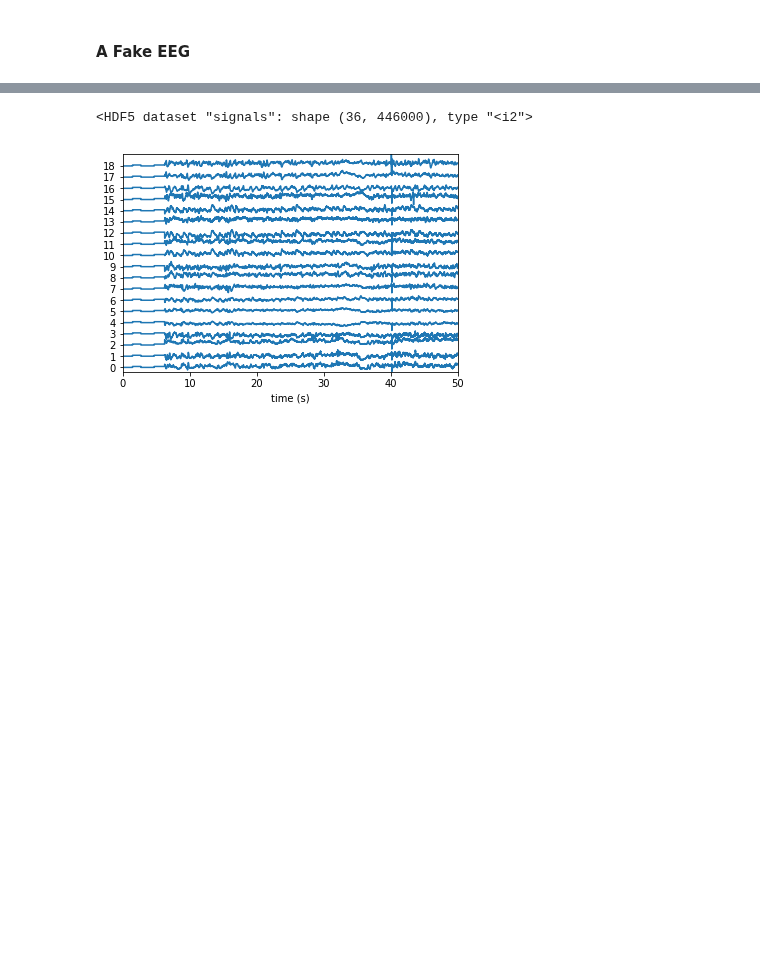
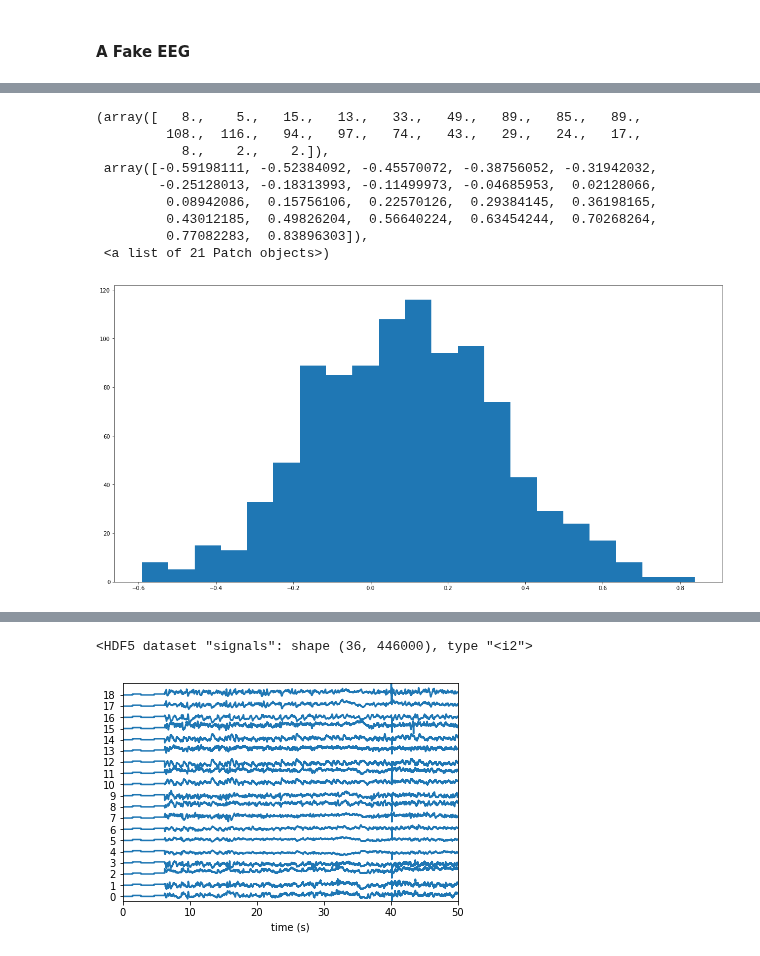
Before and after one commit to DanielLongo/eegML, a Jupyter notebook: visualize_generated_eegs.ipynb, the cells around one changed output, grey strips where cells are left out. Cells and saved outputs as stored; diff of their text form; code cells hidden in the pictures; blank space fills up the shorter version.

```diff
--- a/visualize_generated_eegs.ipynb
+++ b/visualize_generated_eegs.ipynb
@@ -66,0 +99,13 @@ stacklineplot.stackplot(signals[ch0:ch1,epoch*ptepoch+dp:(epoch+DE)*ptepoch+dp],
+# %%
+plt.hist(np.hstack(signals[0]), bins="auto")
+# %% [output]
+(array([   8.,    5.,   15.,   13.,   33.,   49.,   89.,   85.,   89.,
+         108.,  116.,   94.,   97.,   74.,   43.,   29.,   24.,   17.,
+           8.,    2.,    2.]),
+ array([-0.59198111, -0.52384092, -0.45570072, -0.38756052, -0.31942032,
+        -0.25128013, -0.18313993, -0.11499973, -0.04685953,  0.02128066,
+         0.08942086,  0.15756106,  0.22570126,  0.29384145,  0.36198165,
+         0.43012185,  0.49826204,  0.56640224,  0.63454244,  0.70268264,
+         0.77082283,  0.83896303]),
+ <a list of 21 Patch objects>)
+[figure, added]
```
Also changed, not shown: parts of 15 cells of this notebook, 1 other file.
